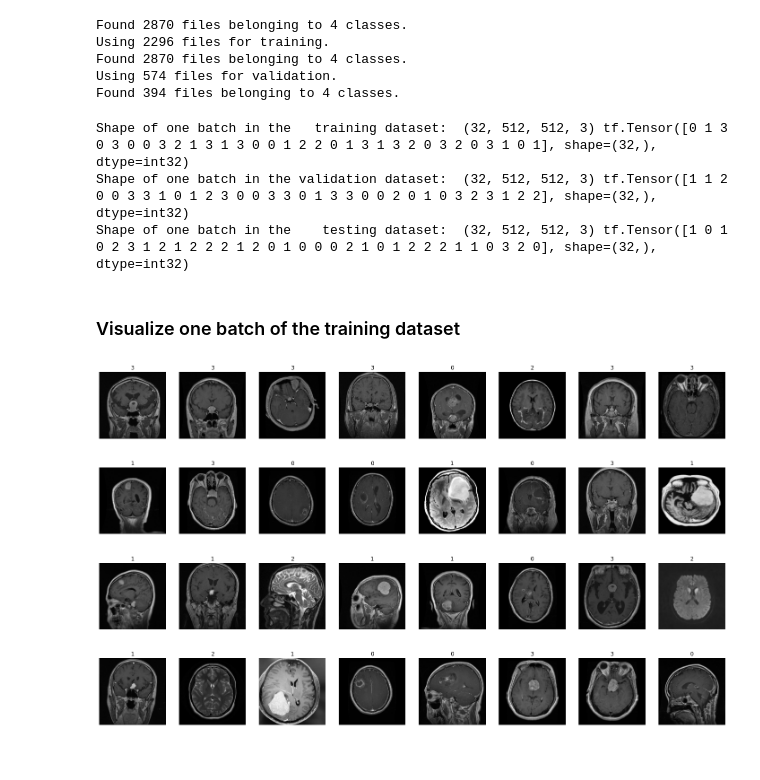
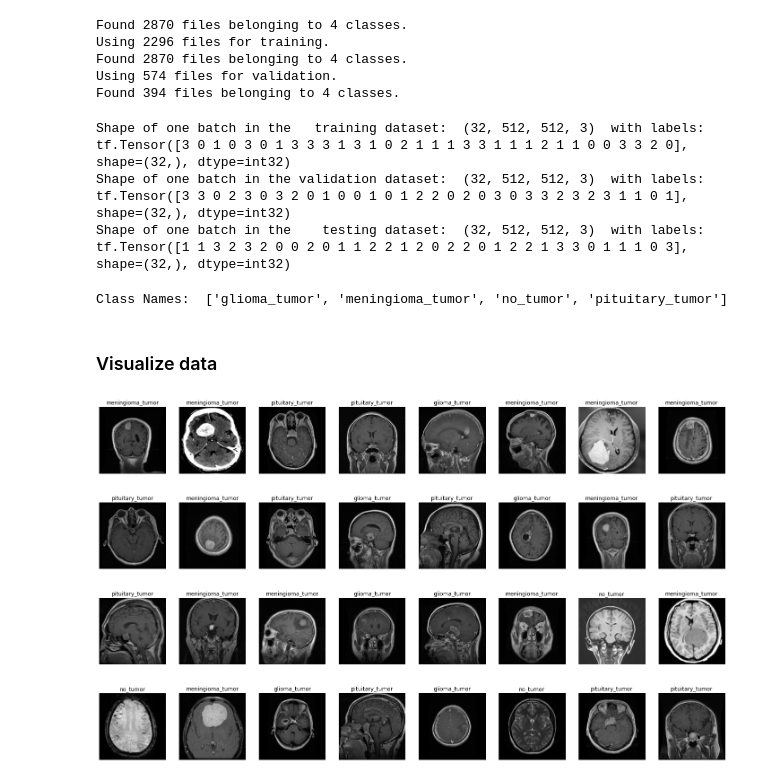
Before and after one commit to bori00/BrainTumorClassification, a Jupyter notebook: BrainTumorClassification.ipynb, the cells around one changed output. Cells and saved outputs as stored; diff of their text form; code cells hidden in the pictures.

Commit message:
show class names

```diff
--- a/BrainTumorClassification.ipynb
+++ b/BrainTumorClassification.ipynb
@@ -78,26 +78,32 @@ Using 574 files for validation.
 Found 394 files belonging to 4 classes.
 # %%
 for x, y in train_ds.take(1):
-  print("Shape of one batch in the   training dataset: ", x.shape, y)
+  print("Shape of one batch in the   training dataset: ", x.shape, " with labels:", y)
 
 for x, y in valid_ds.take(1):
-  print("Shape of one batch in the validation dataset: ", x.shape, y)
+  print("Shape of one batch in the validation dataset: ", x.shape, " with labels:", y)
 
 for x, y in test_ds.take(1):
-  print("Shape of one batch in the    testing dataset: ", x.shape, y)
+  print("Shape of one batch in the    testing dataset: ", x.shape, " with labels:", y)
 # %% [output]
-Shape of one batch in the   training dataset:  (32, 512, 512, 3) tf.Tensor([0 1 3 0 3 0 0 3 2 1 3 1 3 0 0 1 2 2 0 1 3 1 3 2 0 3 2 0 3 1 0 1], shape=(32,), dtype=int32)
-Shape of one batch in the validation dataset:  (32, 512, 512, 3) tf.Tensor([1 1 2 0 0 3 3 1 0 1 2 3 0 0 3 3 0 1 3 3 0 0 2 0 1 0 3 2 3 1 2 2], shape=(32,), dtype=int32)
-Shape of one batch in the    testing dataset:  (32, 512, 512, 3) tf.Tensor([1 0 1 0 2 3 1 2 1 2 2 2 1 2 0 1 0 0 0 2 1 0 1 2 2 2 1 1 0 3 2 0], shape=(32,), dtype=int32)
+Shape of one batch in the   training dataset:  (32, 512, 512, 3)  with labels: tf.Tensor([3 0 1 0 3 0 1 3 3 3 1 3 1 0 2 1 1 1 3 3 1 1 1 2 1 1 0 0 3 3 2 0], shape=(32,), dtype=int32)
+Shape of one batch in the validation dataset:  (32, 512, 512, 3)  with labels: tf.Tensor([3 3 0 2 3 0 3 2 0 1 0 0 1 0 1 2 2 0 2 0 3 0 3 3 2 3 2 3 1 1 0 1], shape=(32,), dtype=int32)
+Shape of one batch in the    testing dataset:  (32, 512, 512, 3)  with labels: tf.Tensor([1 1 3 2 3 2 0 0 2 0 1 1 2 2 1 2 0 2 2 0 1 2 2 1 3 3 0 1 1 1 0 3], shape=(32,), dtype=int32)
-# %% [markdown]
-### Visualize one batch of the training dataset
+# %%
+class_names = train_ds.class_names
+print("Class Names: ", class_names)
+# %% [output]
+Class Names:  ['glioma_tumor', 'meningioma_tumor', 'no_tumor', 'pituitary_tumor']
+# %% [markdown]
+### Visualize data
 # %%
 plt.figure(figsize=(25, 15))
+plt.title("The first batch from the training dataset")
 for images, labels in train_ds.take(1):
     for i in range(images.shape[0]):
         ax = plt.subplot(4, 8, i + 1)
         plt.imshow(images[i].numpy().astype("uint8"))
-        plt.title(int(labels[i]))
+        plt.title(class_names[int(labels[i])])
         plt.axis("off")
 # %% [output]
-[figure, old version]
+[figure, new version]
```
